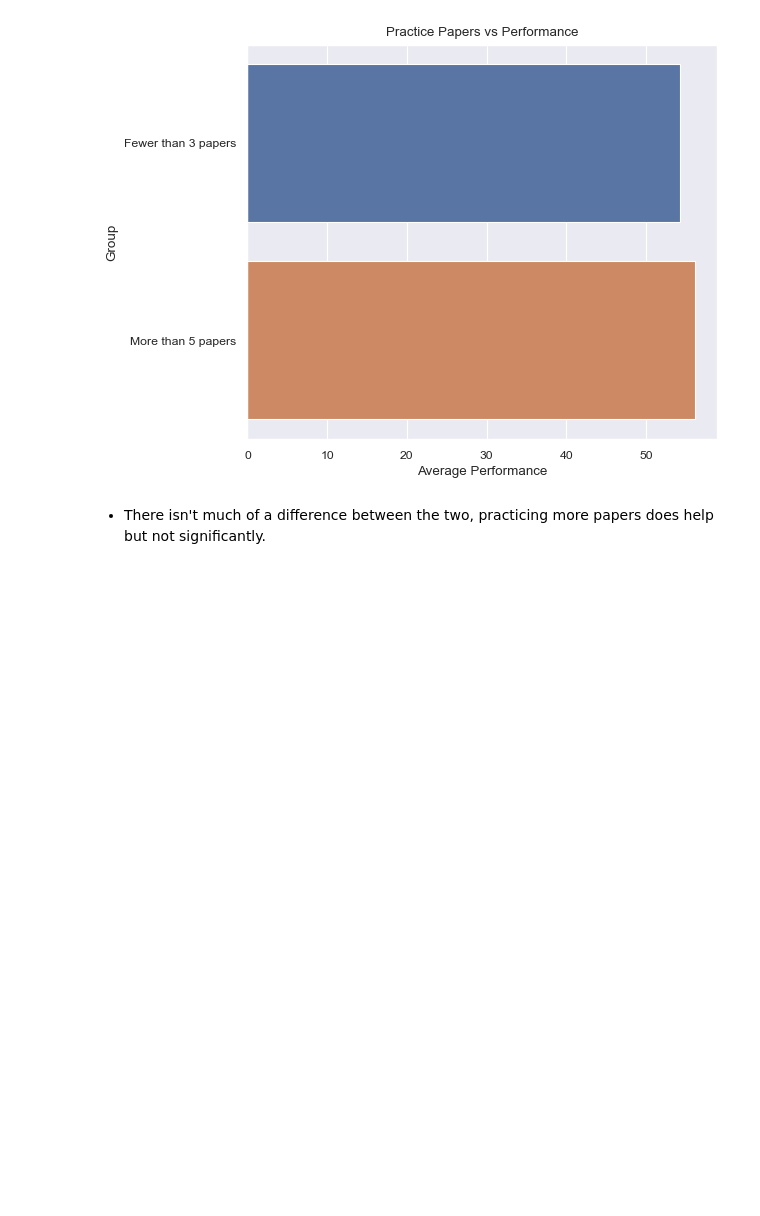
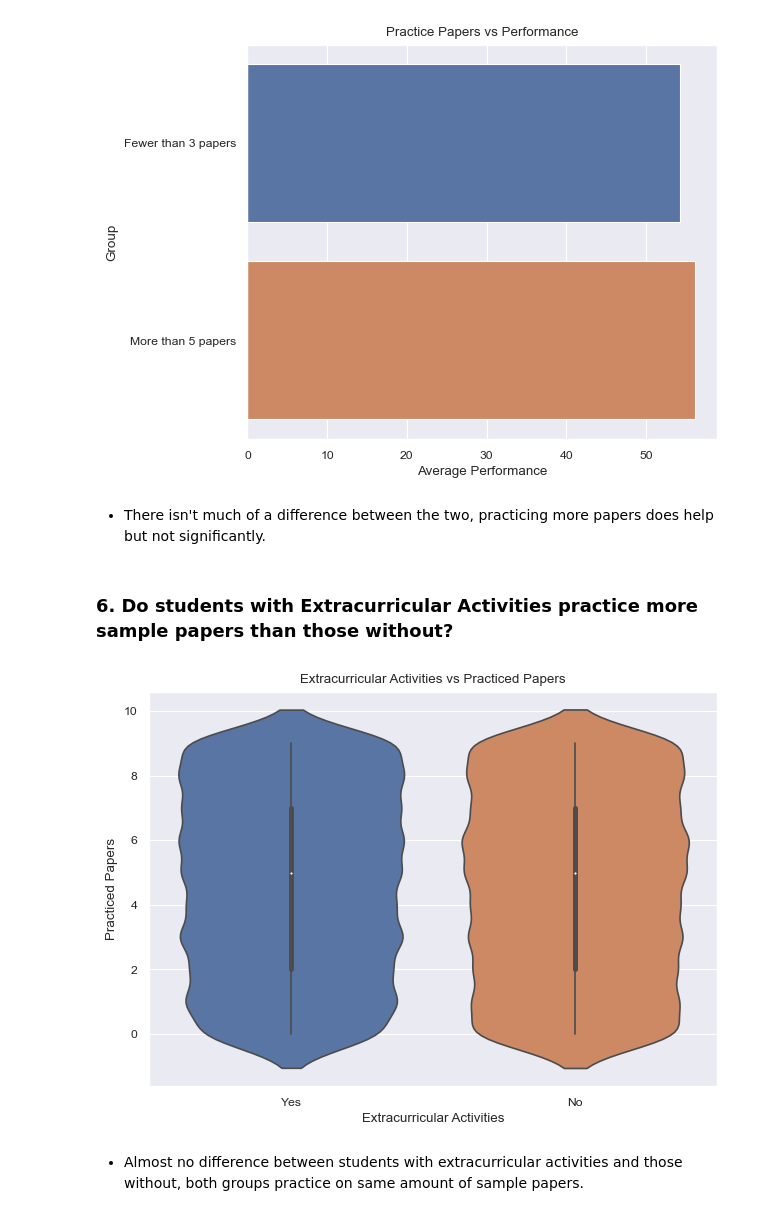
Before and after one commit to mo-chabane-tech/Data-Notebooks-And-Dashboards, a Jupyter notebook: Student Performance/Notebook.ipynb, the cells around one changed output. Drawn from its saved outputs; the diff is of its cells as text; code cells hidden in the pictures; blank space fills up the shorter version.

Commit message:
feat: visualize Extracurricular Activities vs Practiced Papers.

```diff
--- a/Student Performance/Notebook.ipynb
+++ b/Student Performance/Notebook.ipynb
@@ -177,3 +177,15 @@ plt.show()
 [figure]
 # %% [markdown]
 - There isn't much of a difference between the two, practicing more papers does help but not significantly.
+# %% [markdown]
+### 6. Do students with Extracurricular Activities practice more sample papers than those without?
+# %%
+sns.violinplot(data=df, y="Sample Question Papers Practiced", x="Extracurricular Activities")
+plt.title("Extracurricular Activities vs Practiced Papers")
+plt.ylabel("Practiced Papers")
+plt.tight_layout()
+plt.show()
+# %% [output]
+[figure, added]
+# %% [markdown]
+- Almost no difference between students with extracurricular activities and those without, both groups practice on same amount of sample papers.
```
